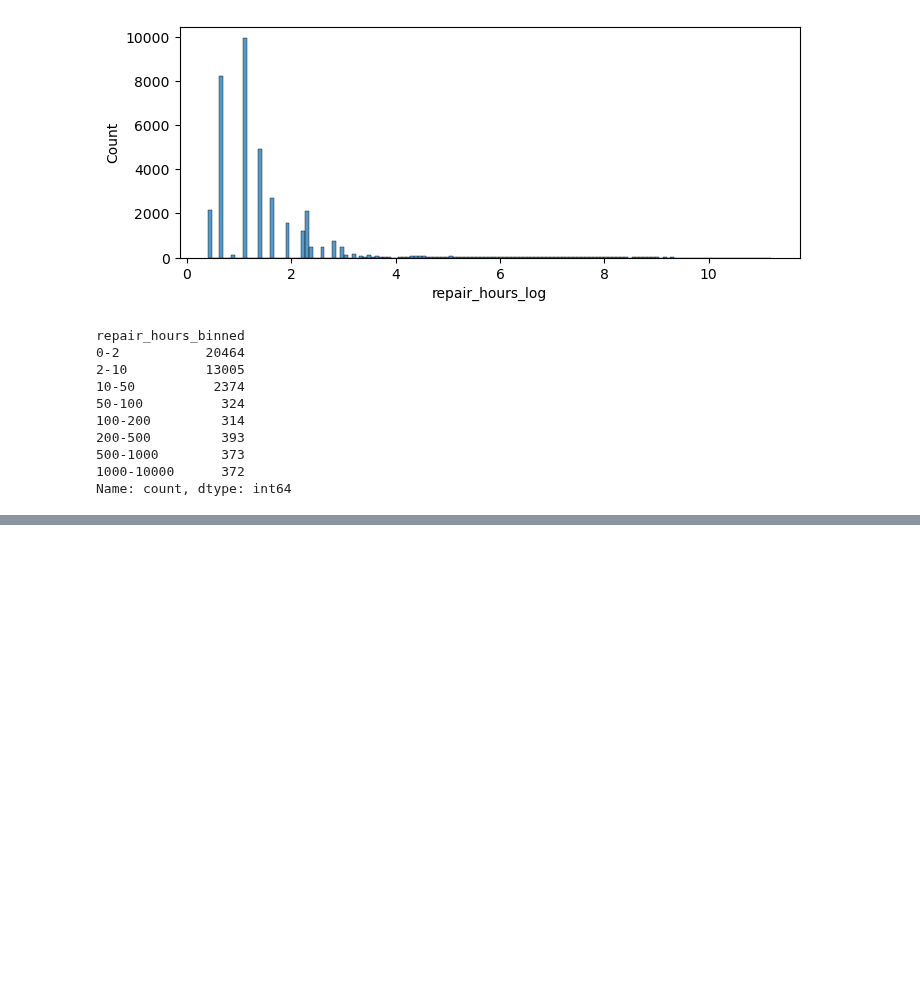
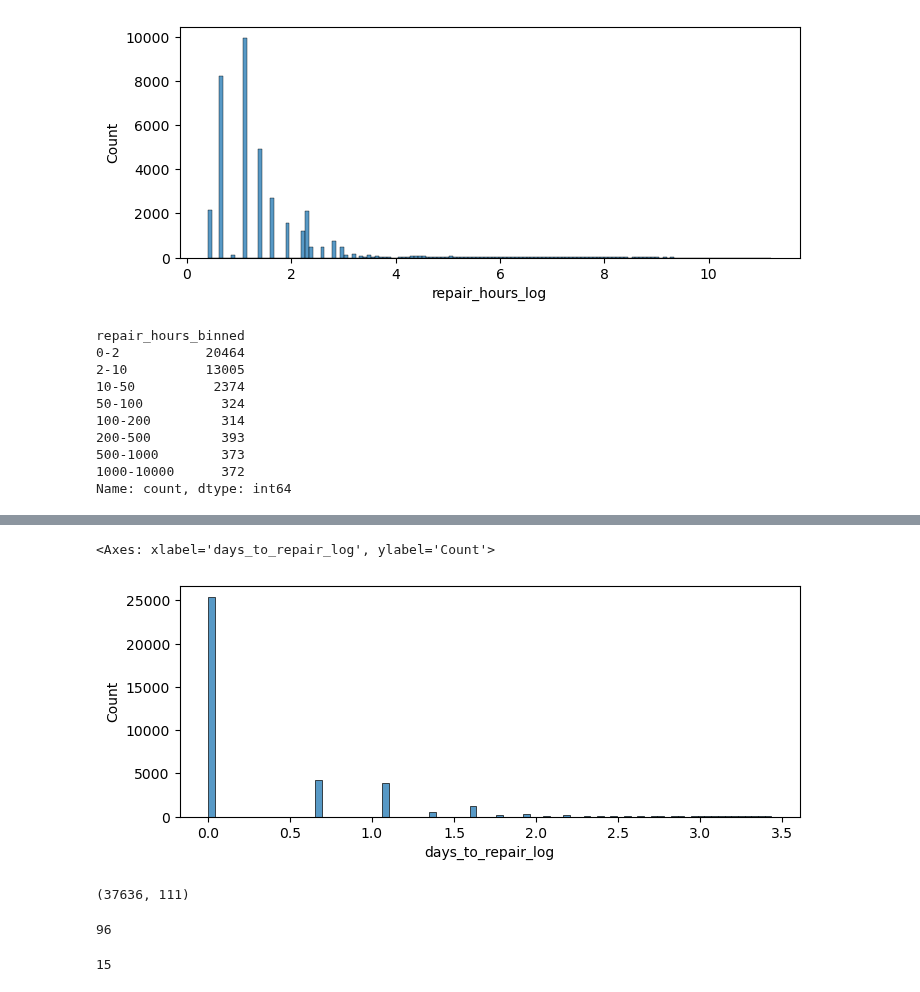
Before and after one commit to sergiimakhin/Redi, a Jupyter notebook: ClassificationChallenge/binary_classification.ipynb, the cells around one changed output, grey strips where cells are left out. Cells and saved outputs as stored; diff of their text form; code cells hidden in the pictures; blank space fills up the shorter version.

```diff
--- a/ClassificationChallenge/binary_classification.ipynb
+++ b/ClassificationChallenge/binary_classification.ipynb
@@ -642,0 +923,11 @@ df.select_dtypes('number').describe().T
+# %%
+# log transform the feature as it looks highly right skewed
+df['days_to_repair_log'] = np.log1p(df['days_to_repair'])
+df = df.drop('days_to_repair', axis=1)
+# %%
+# Visualize the distribution of the 'days_to_repair' feature
+plt.figure(figsize=(8, 3))
+sns.histplot(df['days_to_repair_log'])
+# %% [output]
+<Axes: xlabel='days_to_repair_log', ylabel='Count'>
+[figure, added]
@@ -642,0 +945,16 @@ df.select_dtypes('number').describe().T
+# %%
+# The resulting dataframe contains 112 features which is quite a lot but still ok for such a big dataset
+# Check the final shape of the dataframe
+df.shape
+# %% [output]
+(37636, 111)
+# %%
+# The dataframe contains 96 boolean 1/0 features
+len(df.select_dtypes('bool').columns)
+# %% [output]
+96
+# %%
+# ... and 15 numeric features one of which is a target variable ('label')
+len(df.select_dtypes('number').columns)
+# %% [output]
+15
```
Also changed, not shown: parts of 31 cells of this notebook.
